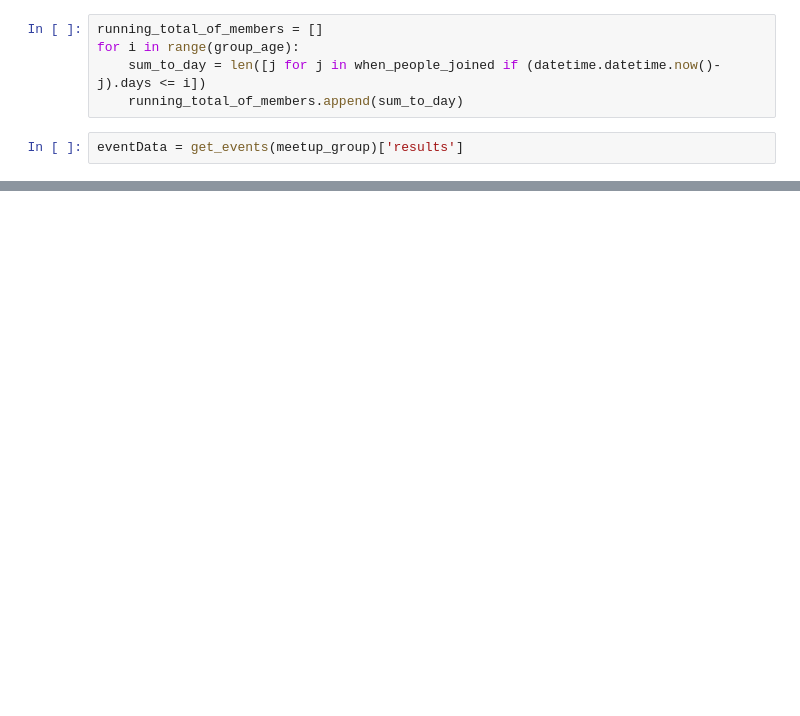
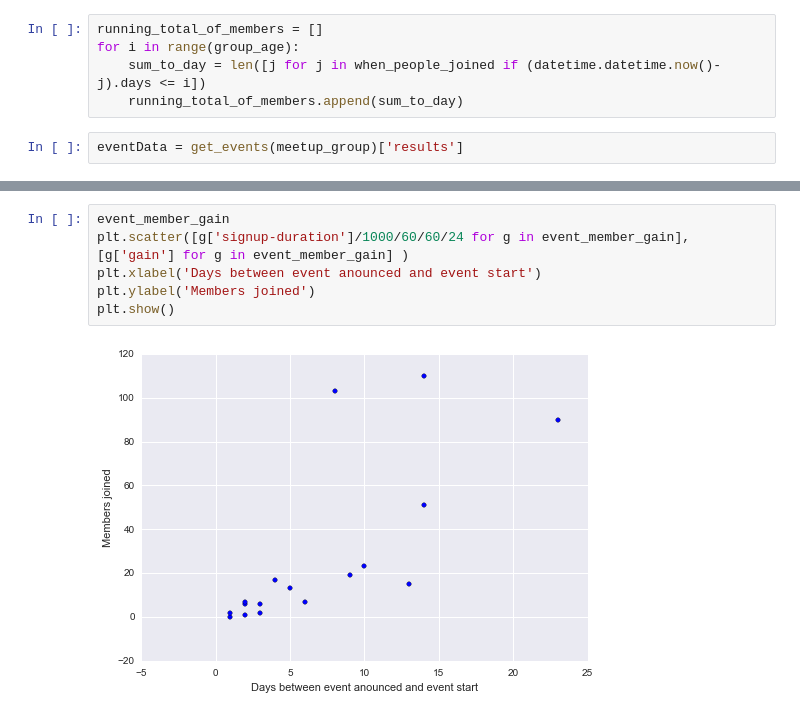
Before and after one commit to ZackAkil/meetup-stats, a Jupyter notebook: Meetup signup stats.ipynb, the cells around one changed output, grey strips where cells are left out. Drawn from its saved outputs; the diff is of its cells as text; blank space fills up the shorter version.

```diff
--- a/Meetup signup stats.ipynb
+++ b/Meetup signup stats.ipynb
@@ -115,0 +153,8 @@ plt.show()
+# %%
+event_member_gain
+plt.scatter([g['signup-duration']/1000/60/60/24 for g in event_member_gain],[g['gain'] for g in event_member_gain] )
+plt.xlabel('Days between event anounced and event start')
+plt.ylabel('Members joined')
+plt.show()
+# %% [output]
+[figure, added]
```
Also changed, not shown: parts of 18 cells of this notebook.
